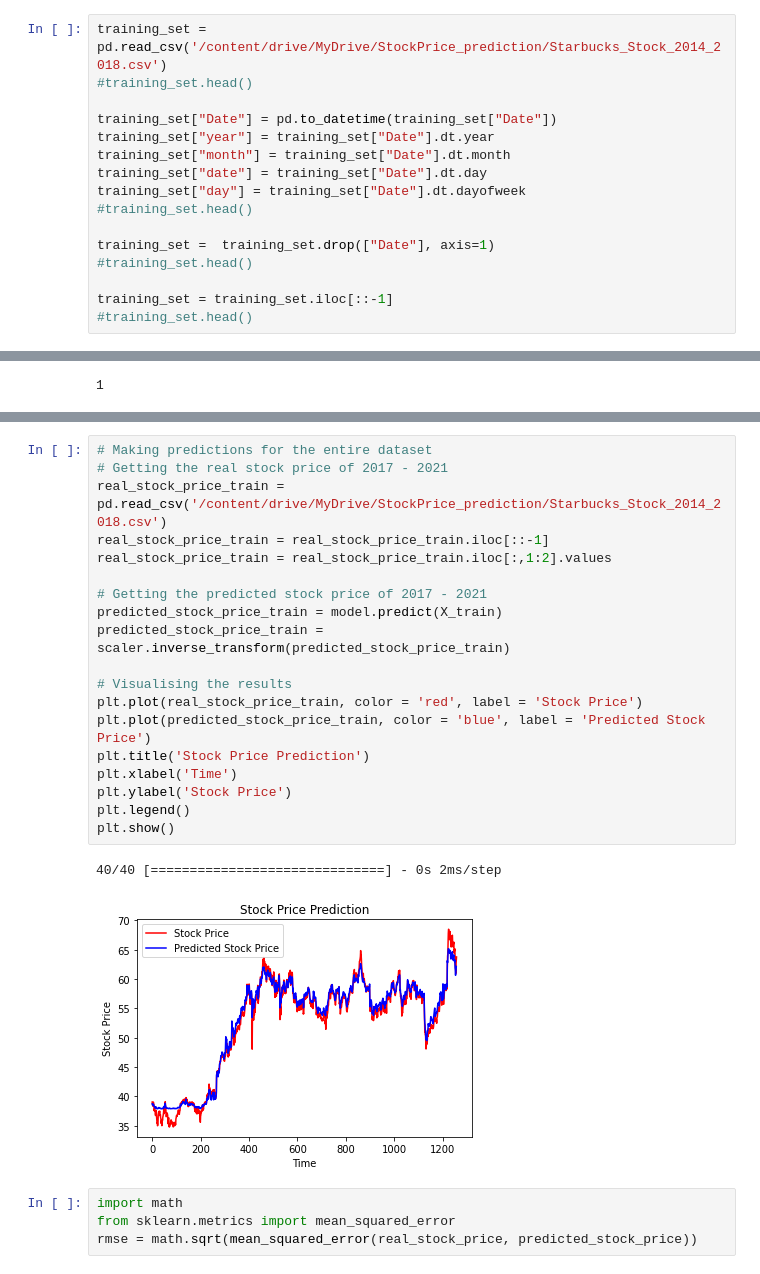
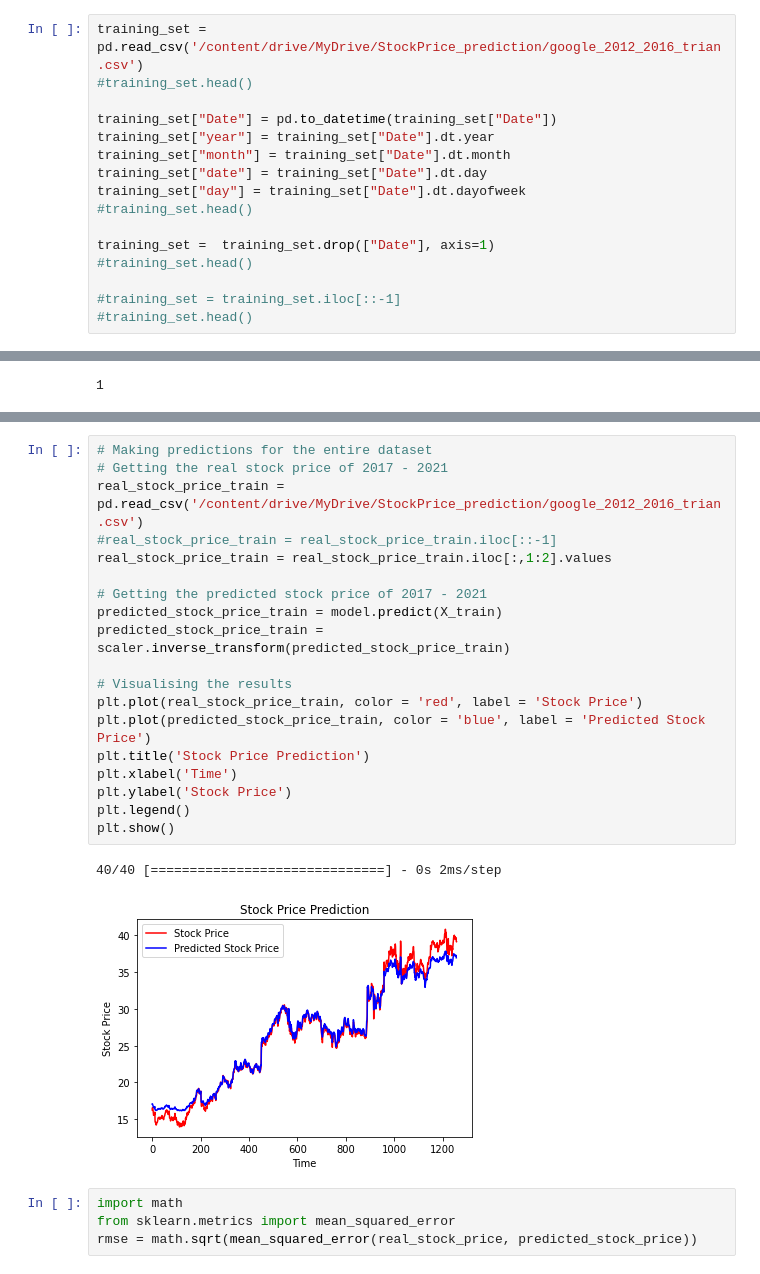
Before and after one commit to monjjjjj/stock_prediction, a Jupyter notebook: StockPrice_prediction.ipynb, the cells around one changed output, grey strips where cells are left out. Saved outputs shown, nothing was run; the diff lists cells and outputs as text.

```diff
--- a/StockPrice_prediction.ipynb
+++ b/StockPrice_prediction.ipynb
@@ -15,7 +15,7 @@ drive.mount('/content/drive')
 # %% [output]
 Mounted at /content/drive
 # %%
-training_set = pd.read_csv('/content/drive/MyDrive/StockPrice_prediction/Starbucks_Stock_2014_2018.csv')
+training_set = pd.read_csv('/content/drive/MyDrive/StockPrice_prediction/google_2012_2016_trian.csv')
 #training_set.head()
 
 training_set["Date"] = pd.to_datetime(training_set["Date"])
@@ -28,7 +28,7 @@ training_set["day"] = training_set["Date"].dt.dayofweek
 training_set =  training_set.drop(["Date"], axis=1)
 #training_set.head()
 
-training_set = training_set.iloc[::-1]
+#training_set = training_set.iloc[::-1]
 #training_set.head()
 # %%
 #training_set = training_set.iloc[:, 1:2].values
@@ -107,25 +109,25 @@ plt.show()
 # %%
 # Making predictions for the entire dataset
 # Getting the real stock price of 2017 - 2021
-real_stock_price_train = pd.read_csv('/content/drive/MyDrive/StockPrice_prediction/Starbucks_Stock_2014_2018.csv')
-real_stock_price_train = real_stock_price_train.iloc[::-1]
+real_stock_price_train = pd.read_csv('/content/drive/MyDrive/StockPrice_prediction/google_2012_2016_trian.csv')
+#real_stock_price_train = real_stock_price_train.iloc[::-1]
 real_stock_price_train = real_stock_price_train.iloc[:,1:2].values
 
 # Getting the predicted stock price of 2017 - 2021
 predicted_stock_price_train = model.predict(X_train)
 predicted_stock_price_train = scaler.inverse_transform(predicted_stock_price_train)
 
 # Visualising the results
 plt.plot(real_stock_price_train, color = 'red', label = 'Stock Price')
 plt.plot(predicted_stock_price_train, color = 'blue', label = 'Predicted Stock Price')
 plt.title('Stock Price Prediction')
 plt.xlabel('Time')
 plt.ylabel('Stock Price')
 plt.legend()
 plt.show()
 # %% [output]
 40/40 [==============================] - 0s 2ms/step
-[figure, old version]
+[figure, new version]
 # %%
 import math
 from sklearn.metrics import mean_squared_error
```
Also changed, not shown: parts of 4 cells of this notebook.
